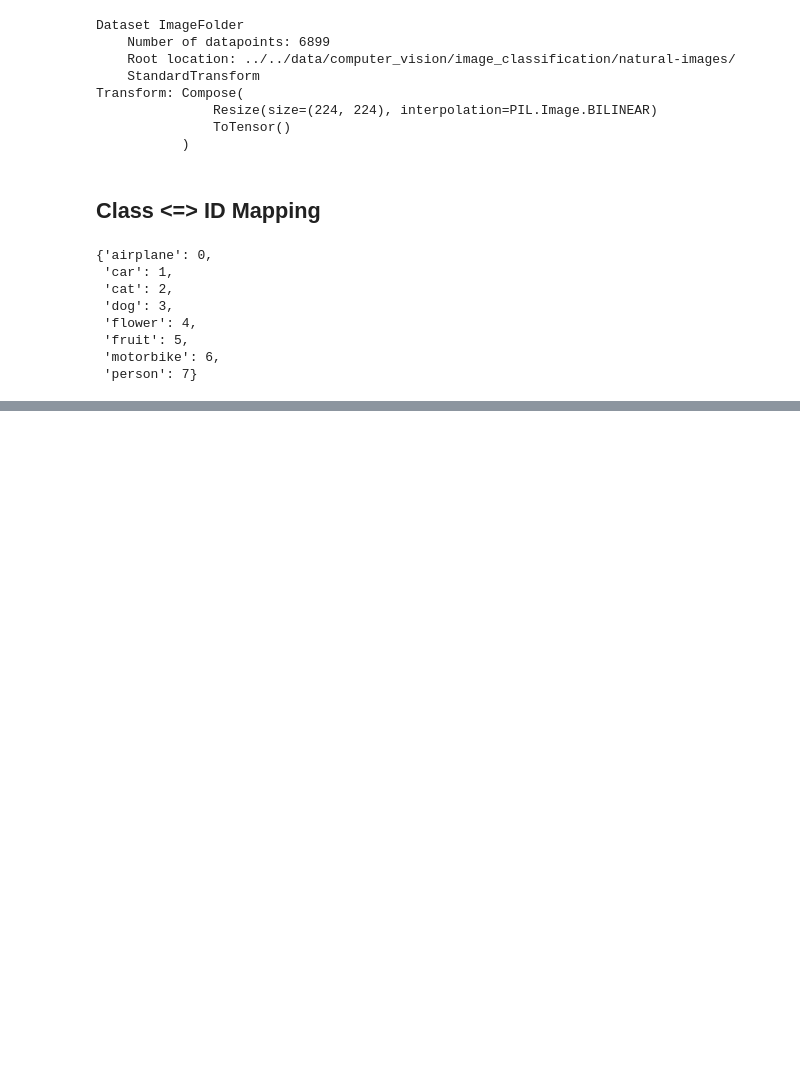
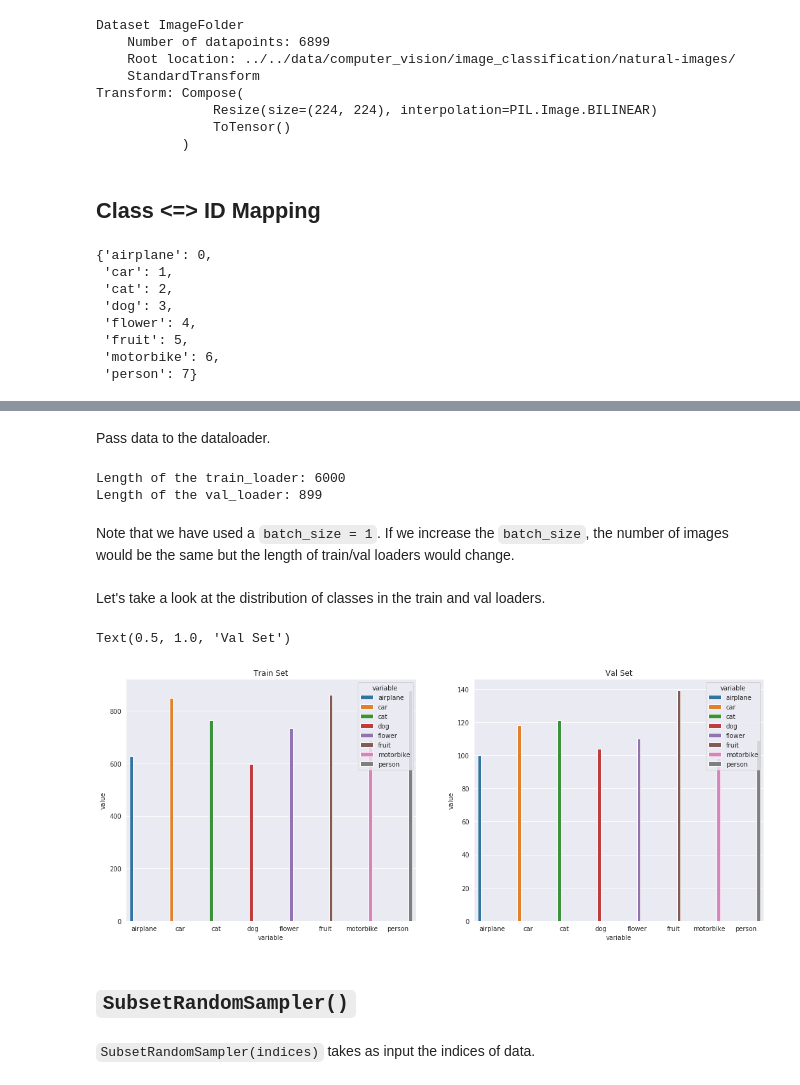
Before and after one commit to theairbend3r/how-to-train-your-neural-net, a Jupyter notebook: pytorch/basics/sampling_samplers.ipynb, the cells around one changed output, grey strips where cells are left out. Saved outputs shown, nothing was run; the diff lists cells and outputs as text; code cells hidden in the pictures; blank space fills up the shorter version.

```diff
--- a/pytorch/basics/sampling_samplers.ipynb
+++ b/pytorch/basics/sampling_samplers.ipynb
@@ -83,0 +127,39 @@ natural_img_dataset.class_to_idx
+# %%
+train_dataset, val_dataset = random_split(natural_img_dataset, (6000, 899))
+# %% [markdown]
+Pass data to the dataloader.
+# %%
+train_loader = DataLoader(dataset=train_dataset, shuffle=True, batch_size=1)
+val_loader = DataLoader(dataset=val_dataset, shuffle=False, batch_size=1)
+# %%
+print("Length of the train_loader:", len(train_loader))
+print("Length of the val_loader:", len(val_loader))
+# %% [output]
+Length of the train_loader: 6000
+Length of the val_loader: 899
+# %% [markdown]
+Note that we have used a `batch_size = 1`. If we increase the `batch_size`, the number of images would be the same but the length of train/val loaders would change.
+# %% [markdown]
+Let's take a look at the distribution of classes in the train and val loaders.
+# %%
+def get_class_distribution_loaders(dataloader_obj, dataset_obj):
+    count_dict = {k:0 for k,v in dataset_obj.class_to_idx.items()}
+
+    for _,j in dataloader_obj:
+        y_idx = j.item()
+        y_lbl = idx2class[y_idx]
+        count_dict[str(y_lbl)] += 1
+
+    return count_dict
+# %%
+fig, axes = plt.subplots(nrows=1, ncols=2, figsize=(18,7))
+
+sns.barplot(data = pd.DataFrame.from_dict([get_class_distribution_loaders(train_loader, natural_img_dataset)]).melt(), x = "variable", y="value", hue="variable",  ax=axes[0]).set_title('Train Set')
+sns.barplot(data = pd.DataFrame.from_dict([get_class_distribution_loaders(val_loader, natural_img_dataset)]).melt(), x = "variable", y="value", hue="variable",  ax=axes[1]).set_title('Val Set')
+# %% [output]
+Text(0.5, 1.0, 'Val Set')
+[figure, added]
+# %% [markdown]
+## `SubsetRandomSampler()`
+# %% [markdown]
+`SubsetRandomSampler(indices)` takes as input the indices of data.
```
Also changed, not shown: parts of 29 cells of this notebook.
